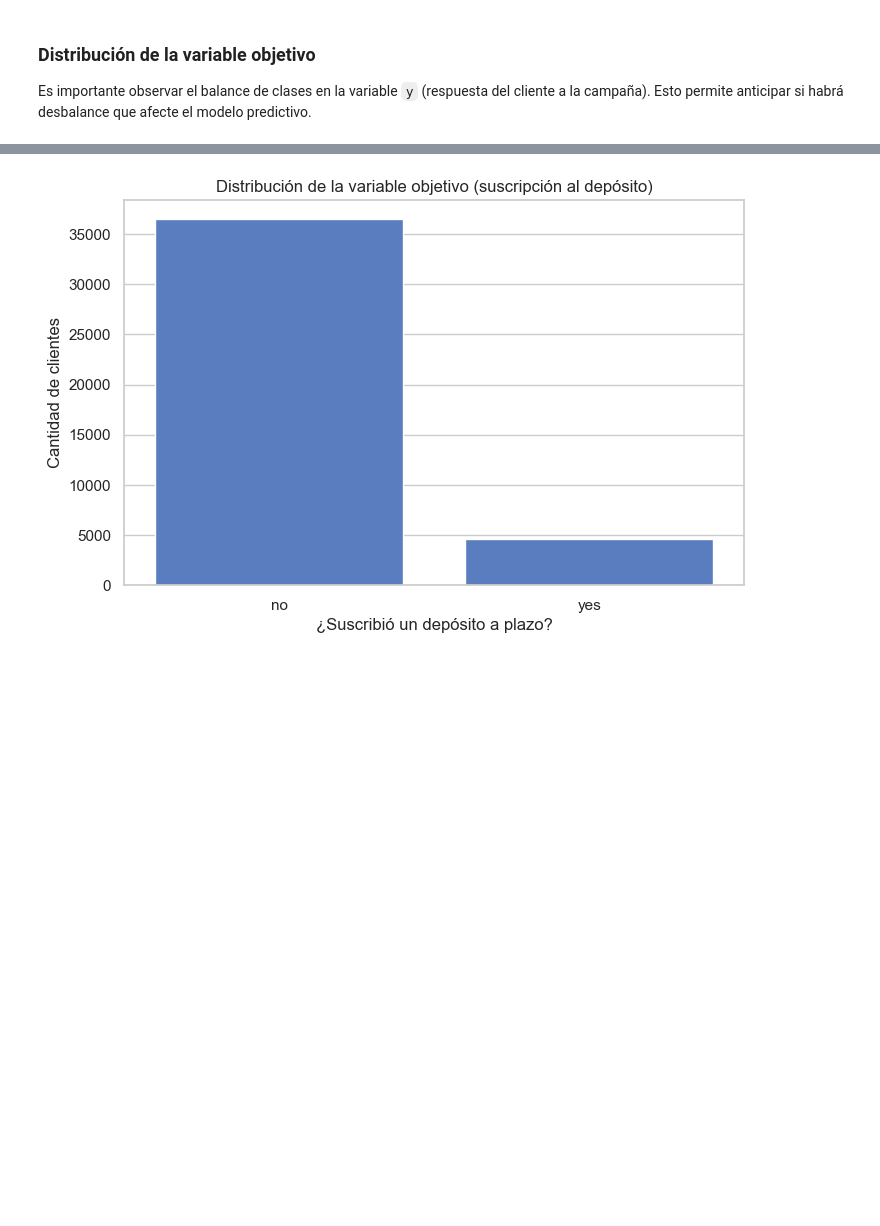
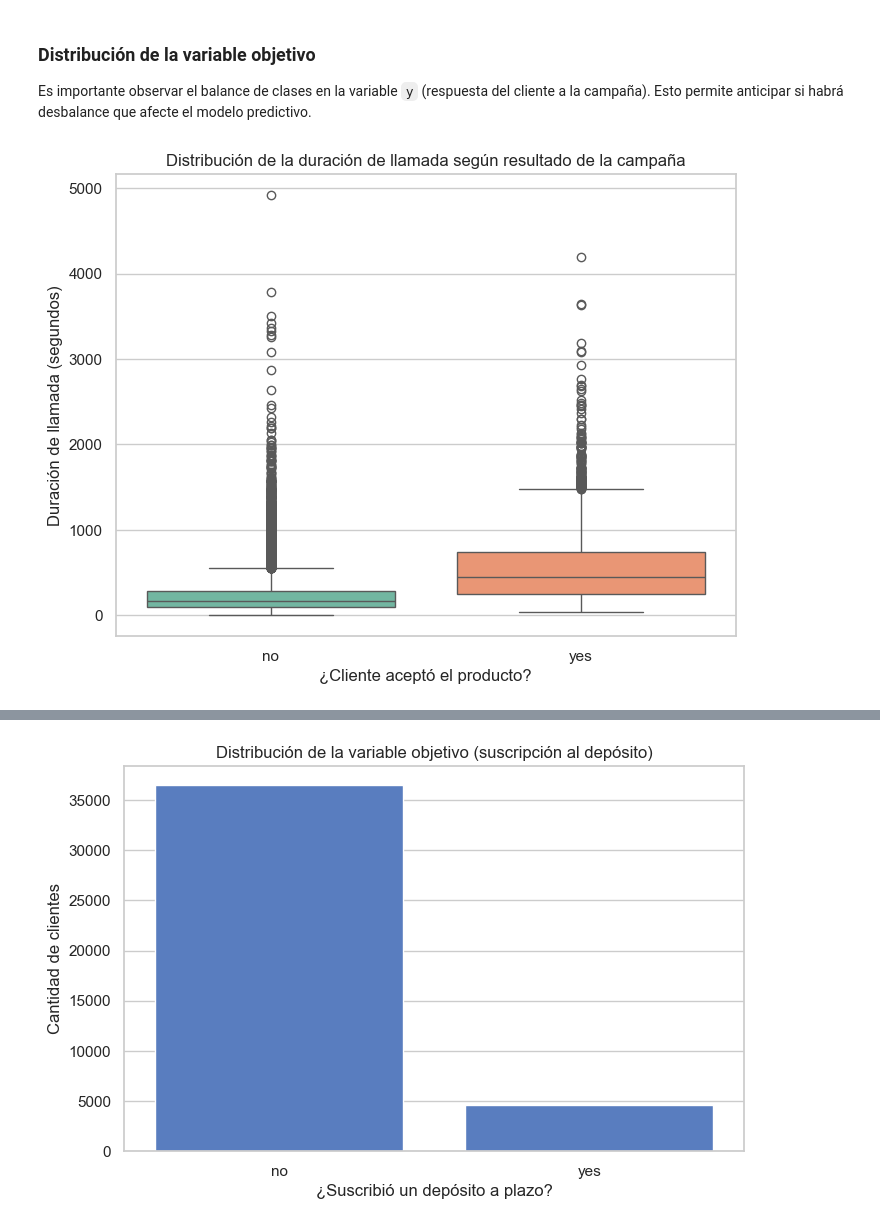
Before and after one commit to felipe11005/13MBID-David-Martinez-Actividad1, a Jupyter notebook: notebooks/CD01_Visualizacion.ipynb, the cells around one changed output, grey strips where cells are left out. Cells and saved outputs as stored; diff of their text form; code cells hidden in the pictures; blank space fills up the shorter version.

Commit message:
Add complementary figures to complete data analysis

```diff
--- a/notebooks/CD01_Visualizacion.ipynb
+++ b/notebooks/CD01_Visualizacion.ipynb
@@ -90,3 +90,12 @@ memory usage: 6.6+ MB
 
 Es importante observar el balance de clases en la variable `y` (respuesta del cliente a la campaña).
 Esto permite anticipar si habrá desbalance que afecte el modelo predictivo.
+# %%
+plt.figure(figsize=(8,6))
+sns.boxplot(x='y', y='duration', data=df, palette='Set2')
+plt.title("Distribución de la duración de llamada según resultado de la campaña")
+plt.xlabel("¿Cliente aceptó el producto?")
+plt.ylabel("Duración de llamada (segundos)")
+plt.show()
+# %% [output]
+[figure, added]
```
Also changed, not shown: parts of 2 cells of this notebook, 4 other files.
